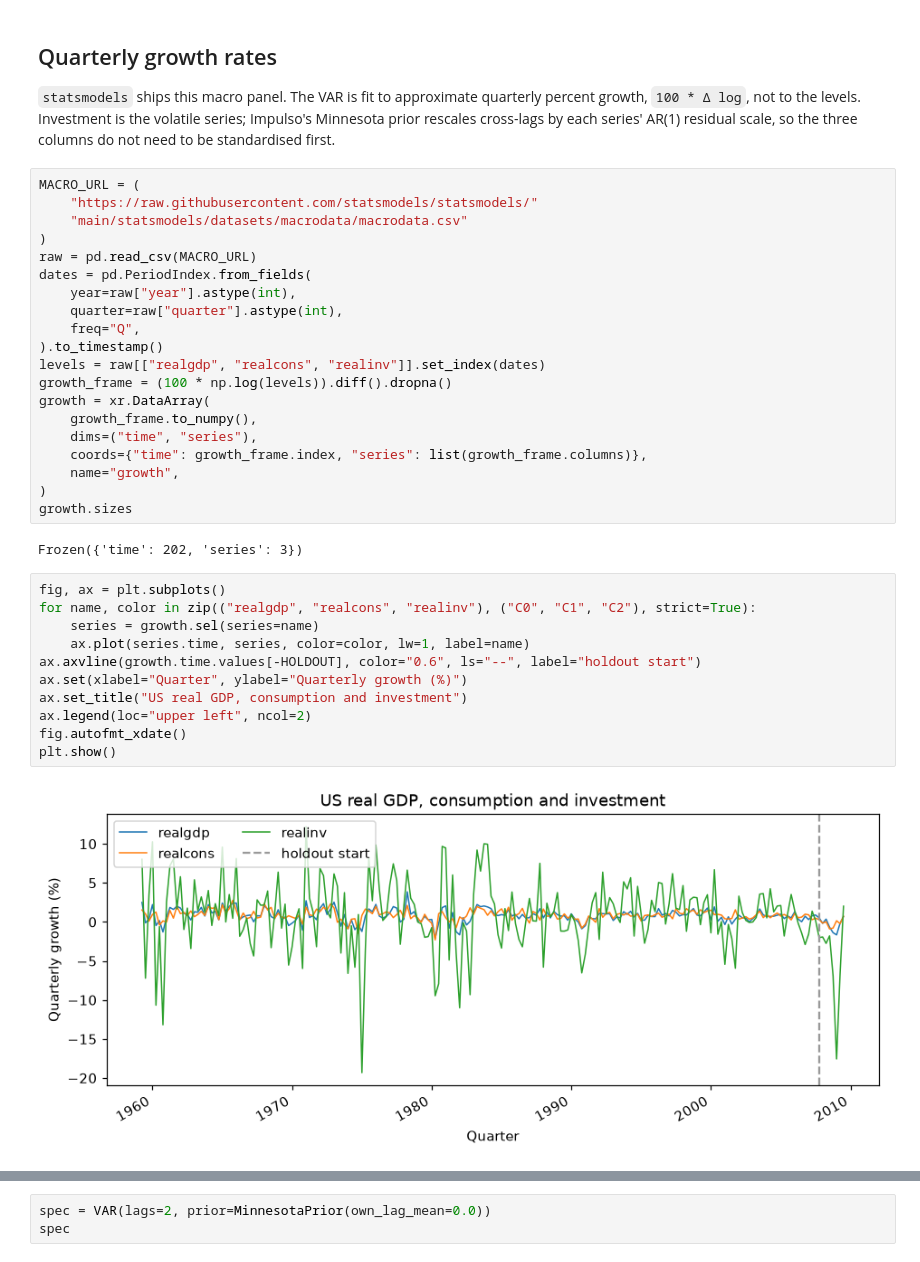
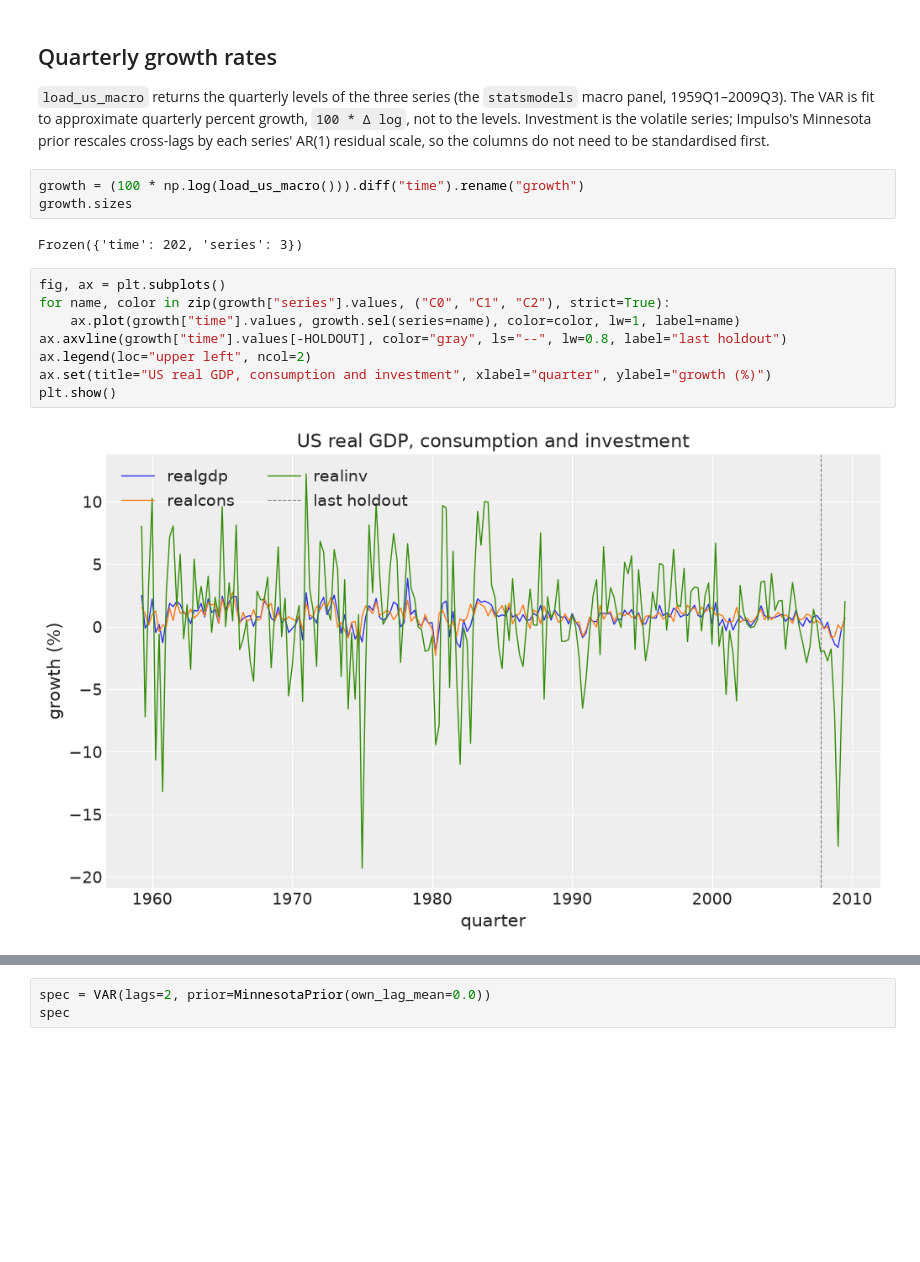
Before and after one commit to pymc-labs/pymc-forecast, a Jupyter notebook: docs/examples/var.ipynb, the cells around one changed output, grey strips where cells are left out. Drawn from its saved outputs; the diff is of its cells as text; blank space fills up the shorter version.

```diff
--- a/docs/examples/var.ipynb
+++ b/docs/examples/var.ipynb
@@ -51,45 +60,26 @@ Execution mode: full example
 # %% [markdown]
 ## Quarterly growth rates
 
-`statsmodels` ships this macro panel. The VAR is fit to approximate quarterly
-percent growth, `100 * Δ log`, not to the levels. Investment is the volatile
-series; Impulso's Minnesota prior rescales cross-lags by each series' AR(1)
-residual scale, so the three columns do not need to be standardised first.
+`load_us_macro` returns the quarterly levels of the three series (the `statsmodels`
+macro panel, 1959Q1–2009Q3). The VAR is fit to approximate quarterly percent growth,
+`100 * Δ log`, not to the levels. Investment is the volatile series; Impulso's Minnesota
+prior rescales cross-lags by each series' AR(1) residual scale, so the columns do not need
+to be standardised first.
-# %%
-MACRO_URL = (
-    "https://raw.githubusercontent.com/statsmodels/statsmodels/"
-    "main/statsmodels/datasets/macrodata/macrodata.csv"
-)
-raw = pd.read_csv(MACRO_URL)
-dates = pd.PeriodIndex.from_fields(
-    year=raw["year"].astype(int),
-    quarter=raw["quarter"].astype(int),
-    freq="Q",
-).to_timestamp()
-levels = raw[["realgdp", "realcons", "realinv"]].set_index(dates)
-growth_frame = (100 * np.log(levels)).diff().dropna()
-growth = xr.DataArray(
-    growth_frame.to_numpy(),
-    dims=("time", "series"),
-    coords={"time": growth_frame.index, "series": list(growth_frame.columns)},
-    name="growth",
-)
-growth.sizes
-# %% [output]
-Frozen({'time': 202, 'series': 3})
+# %%
+growth = (100 * np.log(load_us_macro())).diff("time").rename("growth")
+growth.sizes
+# %% [output]
+Frozen({'time': 202, 'series': 3})
 # %%
 fig, ax = plt.subplots()
-for name, color in zip(("realgdp", "realcons", "realinv"), ("C0", "C1", "C2"), strict=True):
-    series = growth.sel(series=name)
-    ax.plot(series.time, series, color=color, lw=1, label=name)
-ax.axvline(growth.time.values[-HOLDOUT], color="0.6", ls="--", label="holdout start")
-ax.set(xlabel="Quarter", ylabel="Quarterly growth (%)")
-ax.set_title("US real GDP, consumption and investment")
+for name, color in zip(growth["series"].values, ("C0", "C1", "C2"), strict=True):
+    ax.plot(growth["time"].values, growth.sel(series=name), color=color, lw=1, label=name)
+ax.axvline(growth["time"].values[-HOLDOUT], color="gray", ls="--", lw=0.8, label="last holdout")
 ax.legend(loc="upper left", ncol=2)
-fig.autofmt_xdate()
+ax.set(title="US real GDP, consumption and investment", xlabel="quarter", ylabel="growth (%)")
 plt.show()
 # %% [output]
-[figure, old version]
+[figure, new version]
 # %% [markdown]
 ## A stationary Minnesota prior
 
```
Also changed, not shown: parts of 19 cells of this notebook, 5 other files.
